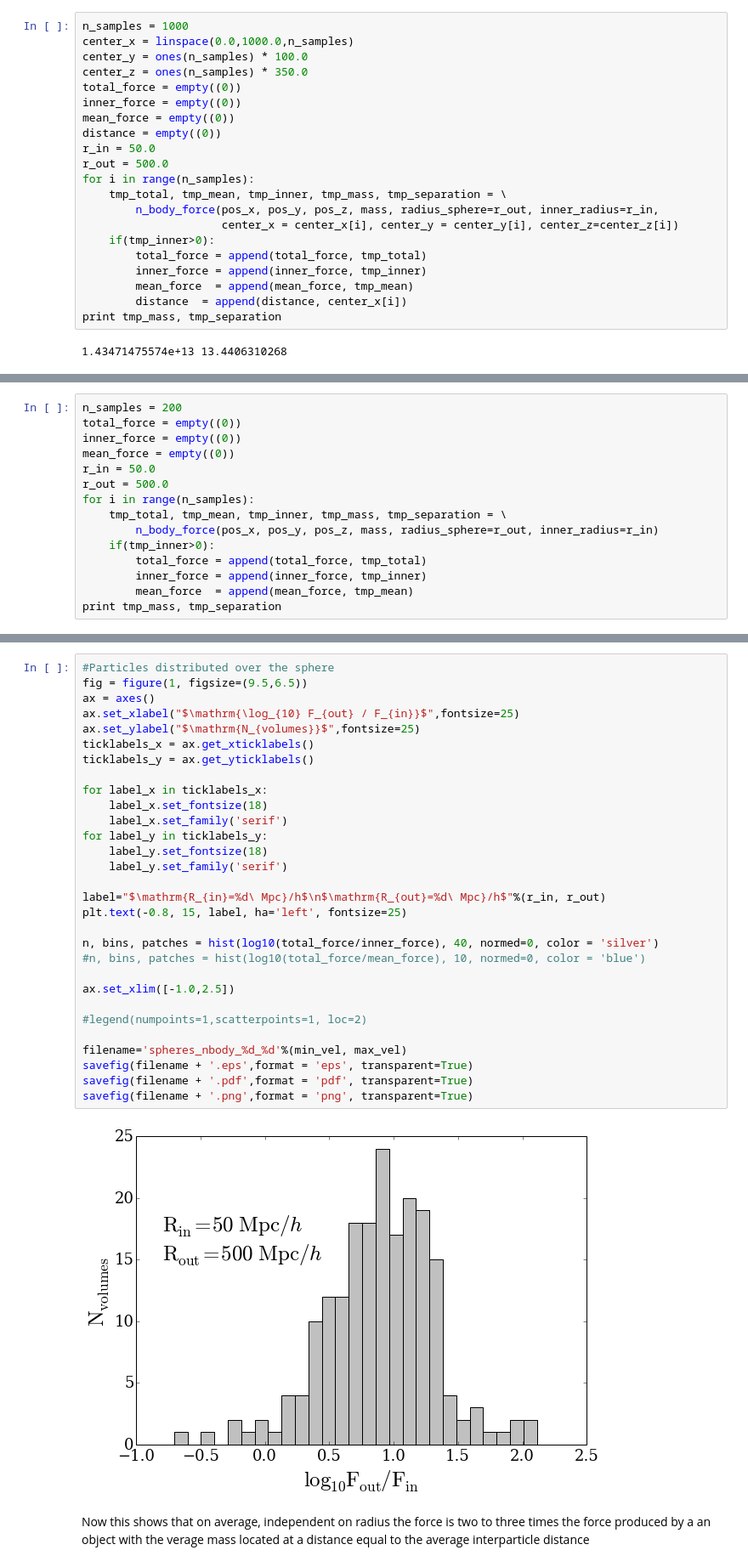
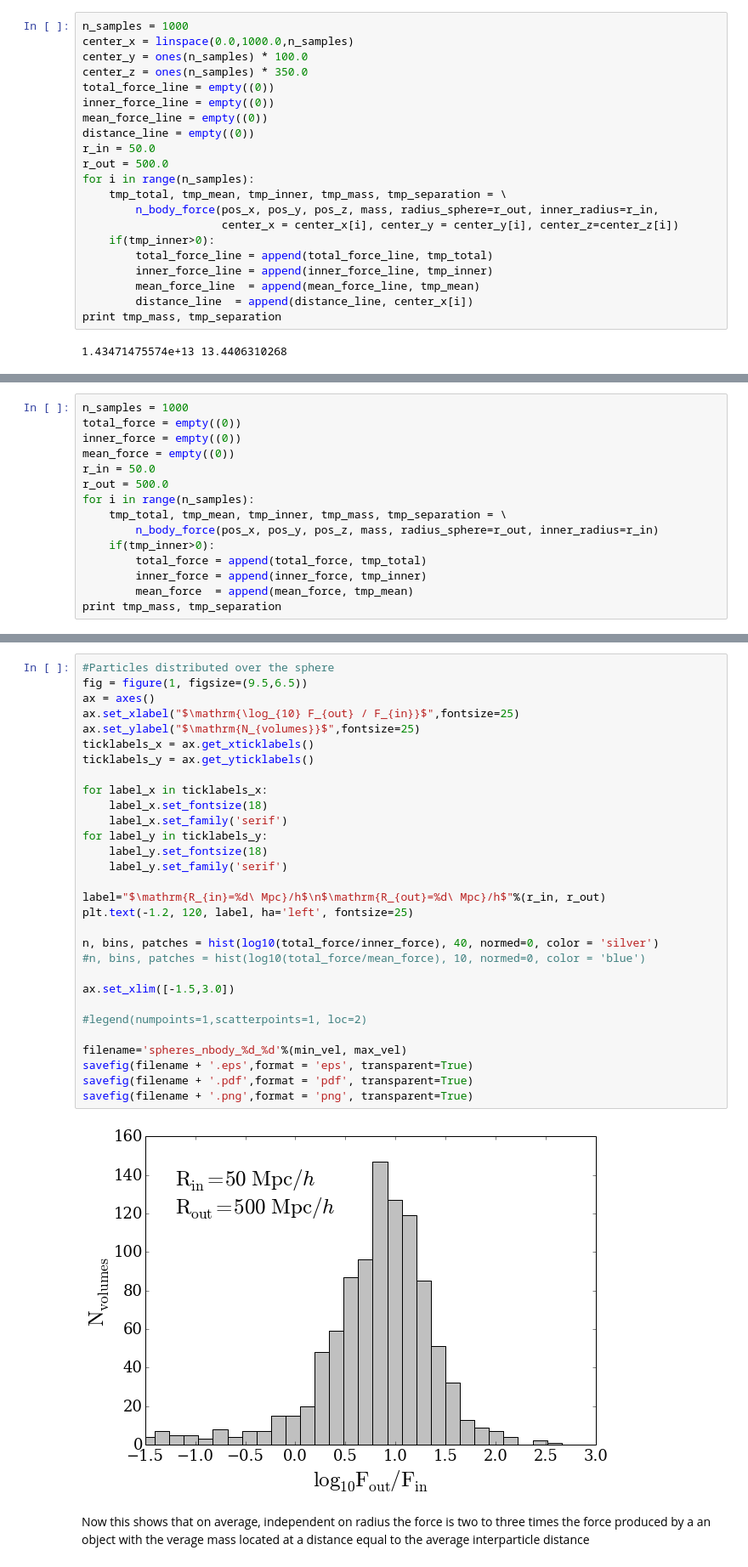
Before and after one commit to forero/spheres, a Jupyter notebook: code/spheres.ipynb, the cells around one changed output, grey strips where cells are left out. Shown: that part at 85% size. Drawn from its saved outputs; the diff is of its cells as text.

```diff
--- a/code/spheres.ipynb
+++ b/code/spheres.ipynb
@@ -185,10 +185,10 @@ n_samples = 1000
 center_x = linspace(0.0,1000.0,n_samples)
 center_y = ones(n_samples) * 100.0
 center_z = ones(n_samples) * 350.0
-total_force = empty((0))
-inner_force = empty((0))
-mean_force = empty((0))
-distance = empty((0))
+total_force_line = empty((0))
+inner_force_line = empty((0))
+mean_force_line = empty((0))
+distance_line = empty((0))
 r_in = 50.0
 r_out = 500.0
 for i in range(n_samples):
@@ -196,10 +196,10 @@ for i in range(n_samples):
         n_body_force(pos_x, pos_y, pos_z, mass, radius_sphere=r_out, inner_radius=r_in,
                      center_x = center_x[i], center_y = center_y[i], center_z=center_z[i])
     if(tmp_inner>0):
-        total_force = append(total_force, tmp_total)
-        inner_force = append(inner_force, tmp_inner)
-        mean_force  = append(mean_force, tmp_mean)
-        distance  = append(distance, center_x[i])
+        total_force_line = append(total_force_line, tmp_total)
+        inner_force_line = append(inner_force_line, tmp_inner)
+        mean_force_line  = append(mean_force_line, tmp_mean)
+        distance_line  = append(distance_line, center_x[i])
 print tmp_mass, tmp_separation
 # %% [output]
 1.43471475574e+13 13.4406310268
@@ -308,5 +308,5 @@ savefig(filename + '.png',format = 'png', transparent=True)
 # %%
-n_samples = 200
+n_samples = 1000
 total_force = empty((0))
 inner_force = empty((0))
 mean_force = empty((0))
@@ -325,35 +325,35 @@ print tmp_mass, tmp_separation
 # %%
 #Particles distributed over the sphere
 fig = figure(1, figsize=(9.5,6.5))
 ax = axes()
 ax.set_xlabel("$\mathrm{\log_{10} F_{out} / F_{in}}$",fontsize=25)
 ax.set_ylabel("$\mathrm{N_{volumes}}$",fontsize=25)
 ticklabels_x = ax.get_xticklabels()
 ticklabels_y = ax.get_yticklabels()
 
 for label_x in ticklabels_x:
     label_x.set_fontsize(18)
     label_x.set_family('serif')
 for label_y in ticklabels_y:
     label_y.set_fontsize(18)
     label_y.set_family('serif')
 
 label="$\mathrm{R_{in}=%d\ Mpc}/h$\n$\mathrm{R_{out}=%d\ Mpc}/h$"%(r_in, r_out)
-plt.text(-0.8, 15, label, ha='left', fontsize=25)
+plt.text(-1.2, 120, label, ha='left', fontsize=25)
 
 n, bins, patches = hist(log10(total_force/inner_force), 40, normed=0, color = 'silver')
 #n, bins, patches = hist(log10(total_force/mean_force), 10, normed=0, color = 'blue')
 
-ax.set_xlim([-1.0,2.5])
+ax.set_xlim([-1.5,3.0])
 
 #legend(numpoints=1,scatterpoints=1, loc=2)
 
 filename='spheres_nbody_%d_%d'%(min_vel, max_vel)
 savefig(filename + '.eps',format = 'eps', transparent=True)
 savefig(filename + '.pdf',format = 'pdf', transparent=True)
 savefig(filename + '.png',format = 'png', transparent=True)
 # %% [output]
-[figure, old version]
+[figure, new version]
 # %% [markdown]
 Now this shows that on average, independent on radius the force is two to three times the force produced by a an object with the verage mass located at a distance equal to the average interparticle distance
 # %% [markdown]
```
Also changed, not shown: parts of 7 cells of this notebook.
